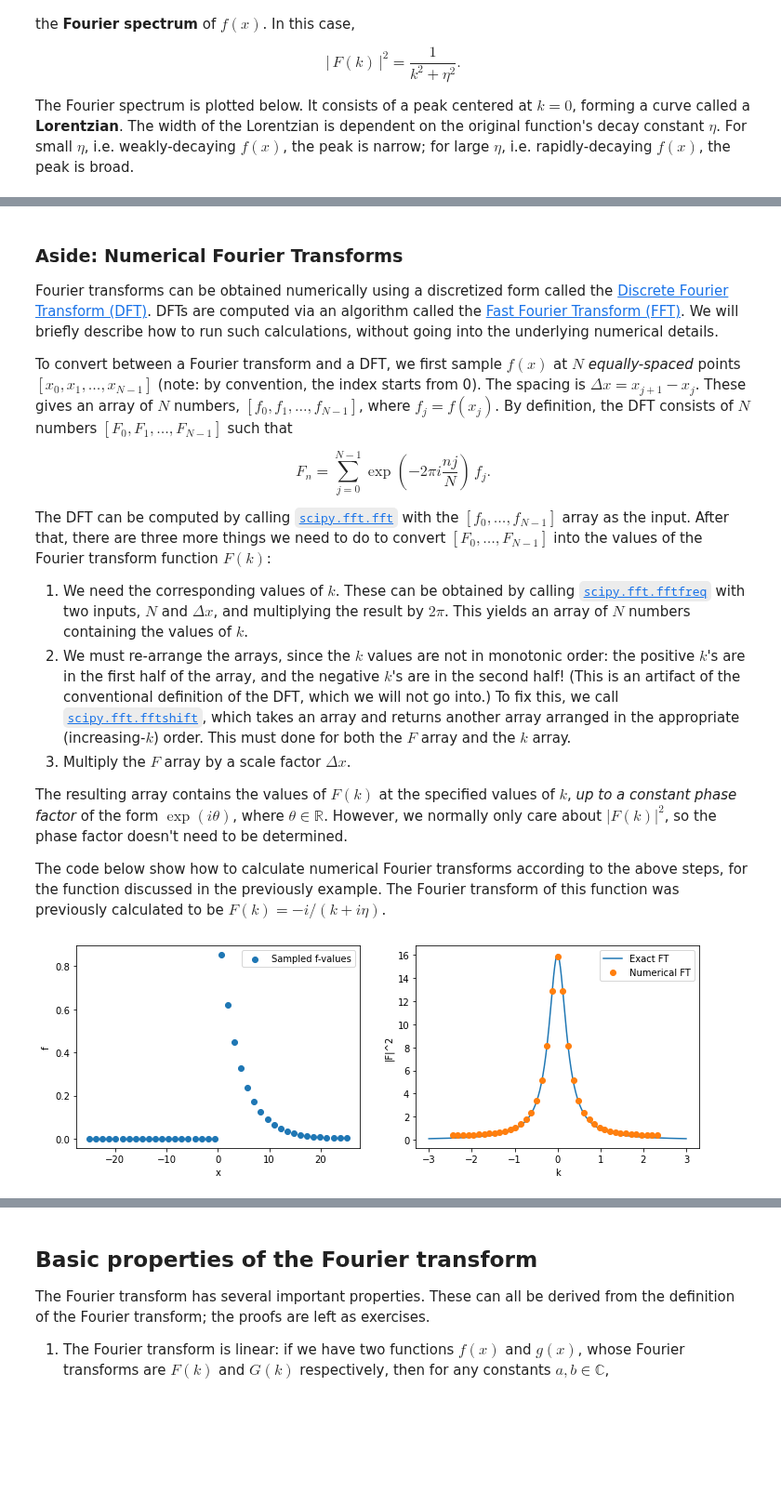
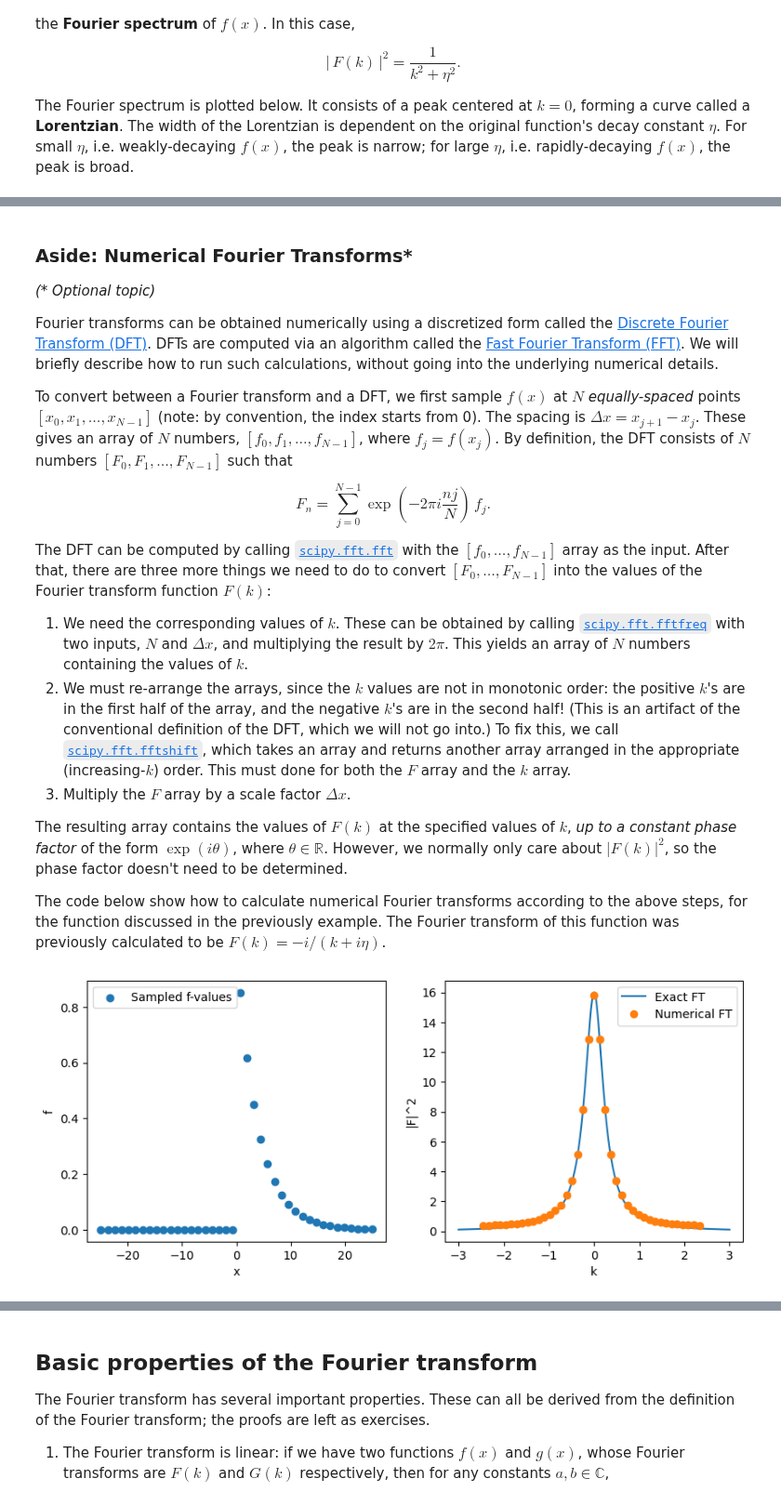
Before and after one commit to seewhydee/ntuphys_nb, a Jupyter notebook: MH2801/09_fourier_transform.ipynb, the cells around one changed output, grey strips where cells are left out. Shown at 93% size. Cells and saved outputs as stored; diff of their text form; code cells hidden in the pictures; blank space fills up the shorter version.

```diff
--- a/MH2801/09_fourier_transform.ipynb
+++ b/MH2801/09_fourier_transform.ipynb
@@ -276,5 +276,6 @@ as expected.
 # %% [markdown]
-### Aside: Numerical Fourier Transforms<a name="DFT"></a>
+### Aside: Numerical Fourier Transforms*<a name="DFT"></a>
+*(&ast; Optional topic)*
 
 Fourier transforms can be obtained numerically using a discretized form called the [Discrete Fourier Transform (DFT)](https://en.wikipedia.org/wiki/Discrete_Fourier_transform). DFTs are computed via an algorithm called the [Fast Fourier Transform (FFT)](https://en.wikipedia.org/wiki/Fast_Fourier_transform).  We will briefly describe how to run such calculations, without going into the underlying numerical details.
 
@@ -292,40 +293,40 @@ The resulting array contains the values of $F(k)$ at the specified values of $k$
 
 The code below show how to calculate numerical Fourier transforms according to the above steps, for the function discussed in the previously example.  The Fourier transform of this function was previously calculated to be $F(k) = -i/(k+i\eta)$.
 # %%
-from numpy import linspace, exp, pi
+import numpy as np
 from numpy.fft import fft, fftfreq, fftshift
 import matplotlib.pyplot as plt
 
 eta = 0.25
 
-x  = linspace(-25, 25, 40)              # List of N equally-spaced values of x.
+x  = np.linspace(-25, 25, 40)              # List of N equally-spaced values of x.
 dx = x[1] - x[0]                        # The x-spacing
-f  = exp(-eta * x); f[x < 0] = 0.       # The values of f(x) at those points.
+f  = np.exp(-eta * x); f[x < 0] = 0.       # The values of f(x) at those points.
 
 F  = fft(f)                       # 0. Calculate the DFT of the f array.
-k = 2 * pi * fftfreq(len(x), dx)  # 1. Get the values of k
+k = 2 * np.pi * fftfreq(len(x), dx)  # 1. Get the values of k
 k = fftshift(k)                   # 2. Rearrange the k array
 F = fftshift(F)                   # 2. Rearrange the F array
 F = dx * F                        # 3. Scale the F array by dx
 
 ## Plot f vs x
-plt.figure(figsize=(12,4))
+plt.figure(figsize=(10,4))
 plt.subplot(1,2,1)
 plt.scatter(x, f.real, label='Sampled f-values')
 plt.xlabel('x'); plt.ylabel('f')
 plt.legend()
 
 ## Plot the Fourier spectrum, and compare it to the previously-calculated result.
 plt.subplot(1,2,2)
-k2 = linspace(-3, 3, 500)
+k2 = np.linspace(-3, 3, 500)
 F2 = -1j / (k2 - 1j*eta)
 plt.plot(k2, abs(F2)**2, label='Exact FT')
 plt.plot(k, abs(F)**2, 'o', label='Numerical FT')
 plt.xlabel('k'); plt.ylabel('|F|^2')
 plt.legend()
 plt.show()
 # %% [output]
-[figure, old version]
+[figure, new version]
 # %% [markdown]
 ## Fourier transforms for time-domain functions<a name="fourier_time"></a>
 
```
Also changed, not shown: parts of 22 cells of this notebook, 5 other files.
